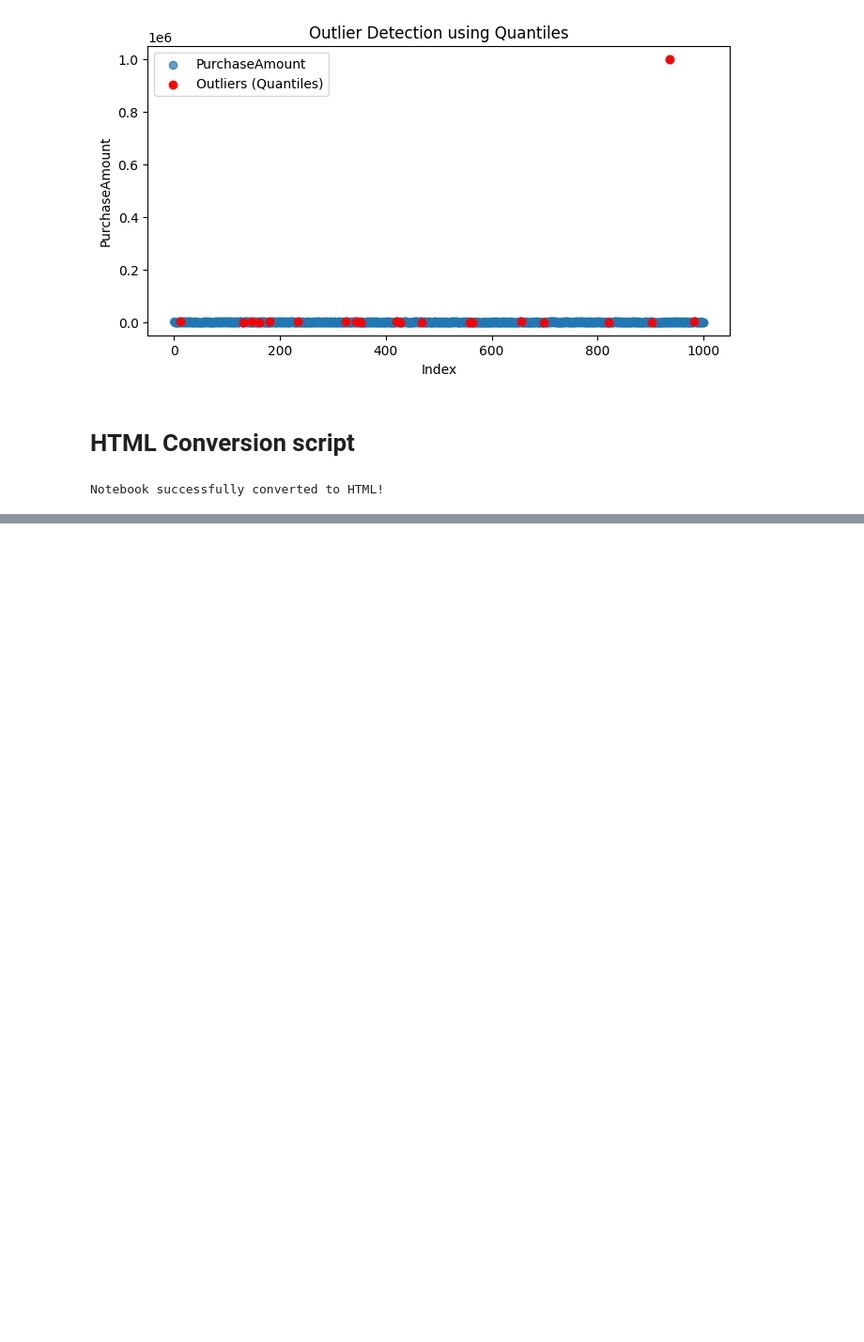
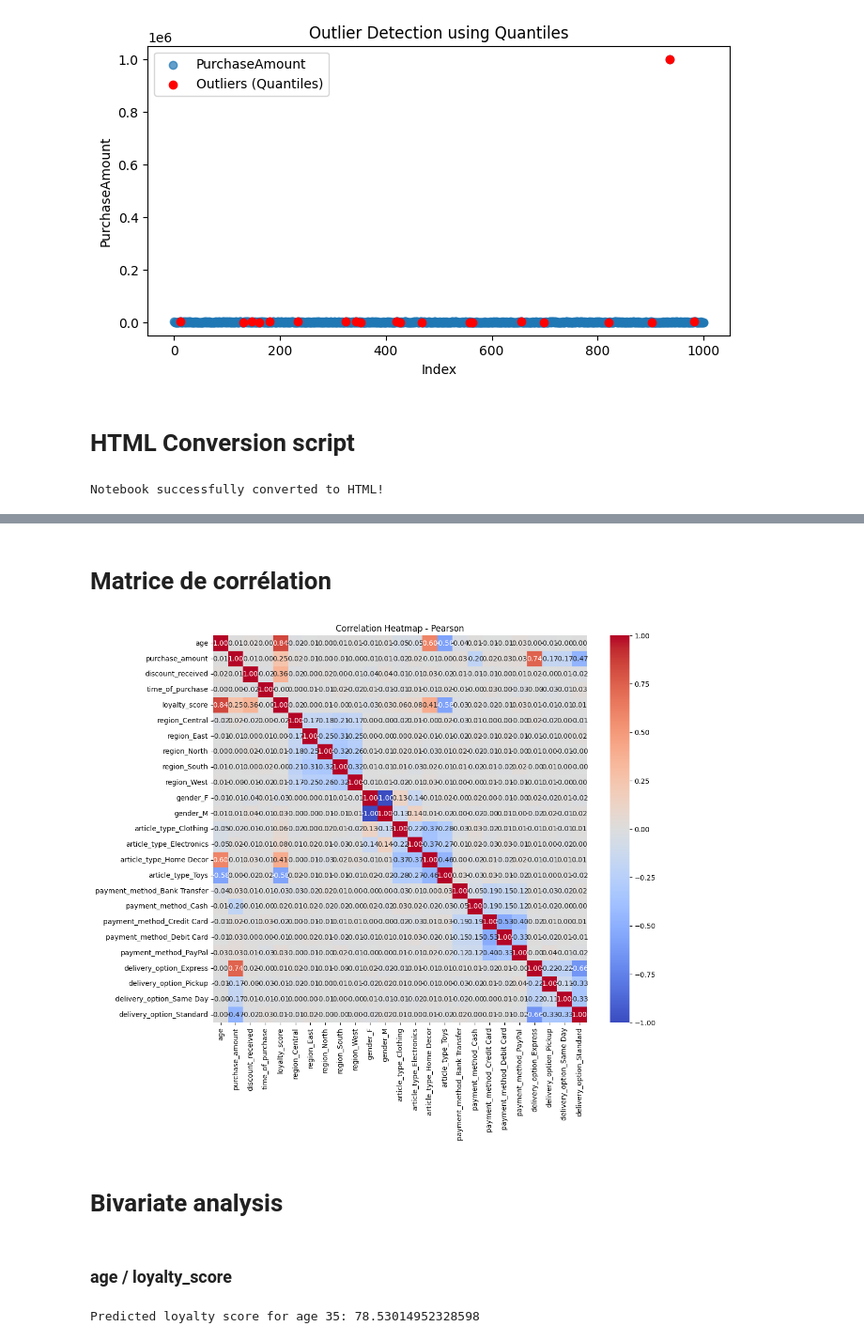
Before and after one commit to yzpt/module_pandas_B2, a Jupyter notebook: 9.0._data_gen.ipynb, the cells around one changed output, grey strips where cells are left out. Shown at 94% size. Cells and saved outputs as stored; diff of their text form; code cells hidden in the pictures; blank space fills up the shorter version.

Commit message:
data_gen dev

```diff
--- a/9.0._data_gen.ipynb
+++ b/9.0._data_gen.ipynb
@@ -322,0 +466,61 @@ Notebook successfully converted to HTML!
+# %% [markdown]
+# Matrice de corrélation
+# %%
+import pandas as pd
+import numpy as np
+import seaborn as sns
+import matplotlib.pyplot as plt
+
+# Sample DataFrame structure
+# df = pd.DataFrame(...) # Assuming your DataFrame is already loaded
+
+# One-hot encode categorical columns
+encoded_df = pd.get_dummies(
+    df.drop(columns=["client_id"]),  # Drop client_id
+    columns=["region", "gender", "article_type", "payment_method", "delivery_option"],
+    # drop_first=True  # Avoid multicollinearity
+)
+
+# Compute the correlation matrix
+correlation_matrix = encoded_df.corr(method="pearson")
+# correlation_matrix = encoded_df.corr(method="spearman")
+
+# Plot the heatmap
+plt.figure(figsize=(12, 10))
+sns.heatmap(correlation_matrix, annot=True, fmt=".2f", cmap="coolwarm")
+plt.title("Correlation Heatmap - Pearson")
+plt.show()
+# %% [output]
+[figure, added]
+# %% [markdown]
+# Bivariate analysis
+# %% [markdown]
+### age / loyalty_score
+# %%
+import matplotlib.pyplot as plt
+import seaborn as sns
+import pandas as pd
+from sklearn.linear_model import LinearRegression
+import numpy as np
+
+# Prepare the data
+X = df[['age']]  # Independent variable (age)
+y = df['loyalty_score']  # Dependent variable (loyalty_score)
+
+# Initialize the LinearRegression model
+model = LinearRegression()
+
+# Fit the model to the data
+model.fit(X, y)
+
+# Predict the loyalty scores using the model
+y_pred = model.predict(X)
+
+# Example: Predict loyalty score for a specific age
+age_to_predict = 35
+age_df = pd.DataFrame({'age': [age_to_predict]})
+predicted_loyalty_score = model.predict(age_df)
+
+print(f"Predicted loyalty score for age {age_to_predict}: {predicted_loyalty_score[0]}")
+# %% [output]
+Predicted loyalty score for age 35: 78.53014952328598
```
Also changed, not shown: parts of 5 cells of this notebook, 1 other file.
